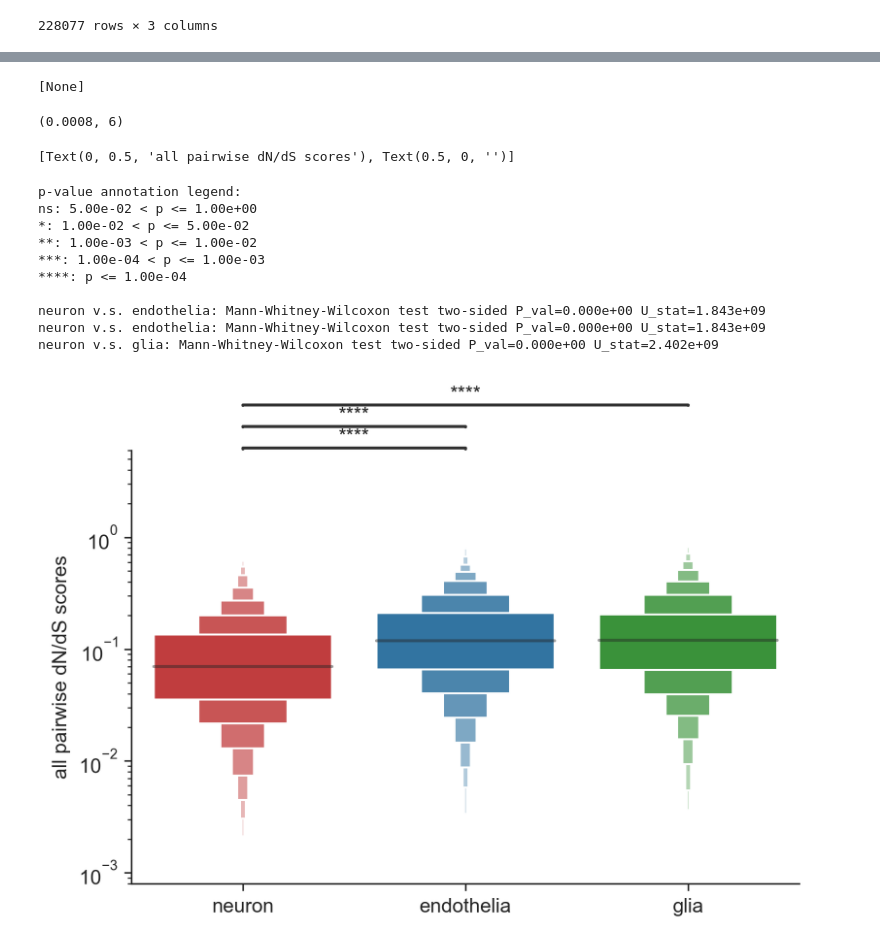
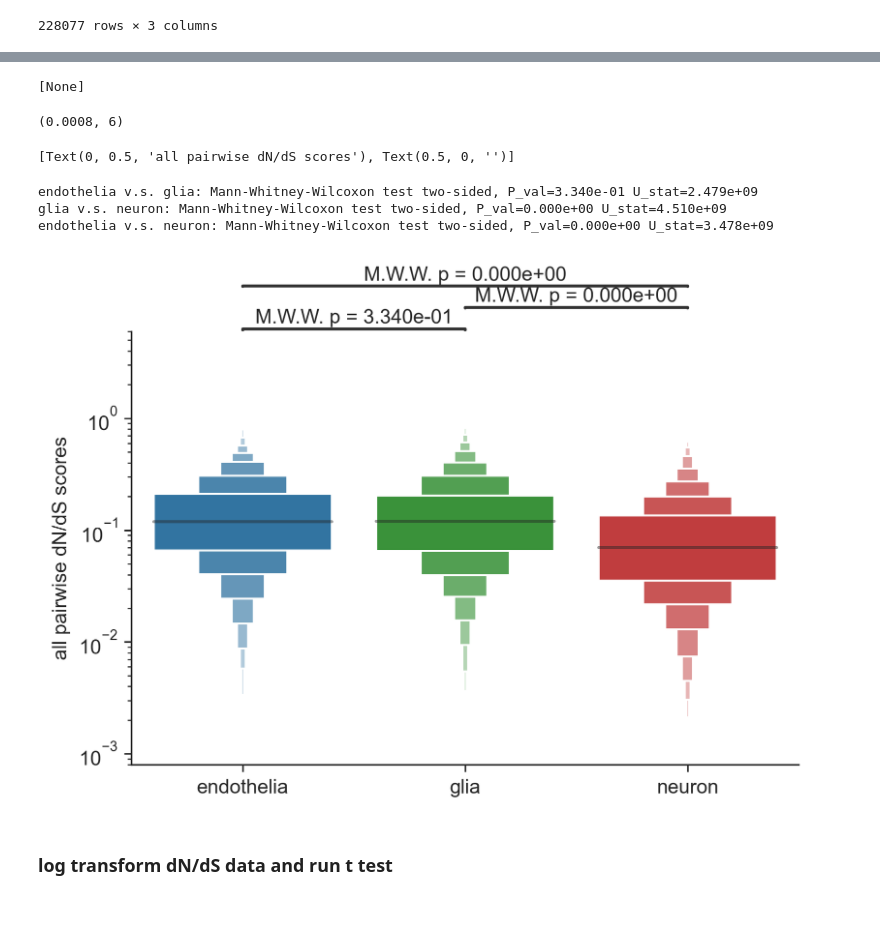
Before and after one commit to VeritatemAmo/neuron-glia-dNdS, a Jupyter notebook: jupyter_notebooks/mouse.stats_and_figures.ipynb, the cells around one changed output, grey strips where cells are left out. Drawn from its saved outputs; the diff is of its cells as text; code cells hidden in the pictures; blank space fills up the shorter version.

```diff
--- a/jupyter_notebooks/mouse.stats_and_figures.ipynb
+++ b/jupyter_notebooks/mouse.stats_and_figures.ipynb
@@ -204,7 +320,7 @@ stats.mannwhitneyu(full_dict[species]['neuron'],
 # %% [output]
 MannwhitneyuResult(statistic=536949.0, pvalue=6.554592649494534e-43)
 # %%
-u,_,p,_,cles=pg.mwu(
-    full_dict[species]['neuron'],
-    full_dict[species]['glia'],
-    tail='two-sided').iloc[0,:]
+pg.mwu(
+        full_dict[species]['neuron'],
+        full_dict[species]['glia'],
+        tail="two-sided").iloc[0,:]
@@ -460,37 +742,34 @@ data
 # %%
 data=graph_df[graph_df['dNdS']!=0].reset_index()
 data=data[data['Celltype'].isin(['neuron','endothelia','glia'])]
 data=data[data['SpeciesCommonName']!='average']
 
 fig = plt.figure()
 ax = fig.add_subplot(111)
 ax.set(yscale='log')
 ax.set_ylim(0.0008,6)
 
-ax=sns.boxenplot(x='Celltype',y='dNdS',data=data,palette=palette,showfliers=False,outlier_prop=0)
+ax=sns.boxenplot(x='Celltype',y='dNdS',data=data,palette=palette,showfliers=False,outlier_prop=0,order=['endothelia','glia','neuron'])
 ax.set(ylabel='all pairwise dN/dS scores',xlabel='')
 sns.despine()
-stats = add_stat_annotation(ax=ax,data=data,x="Celltype", y="dNdS",
-                        box_pairs=[("endothelia", "neuron"),
+# conservative p value threshold for significance set at 0.0001, i.e., 1e-4
+stats = add_stat_annotation(ax=ax,data=data,x="Celltype", y="dNdS",order=['endothelia','glia','neuron'],
+                        box_pairs=[("endothelia", "glia"),
                                    ("endothelia", "neuron"),
                                    ("glia","neuron")],
-                        test='Mann-Whitney', text_format='star',
+                        test='Mann-Whitney', text_format='full',
+                        comparisons_correction=None,
                         loc='outside', verbose=2)
 # plt.autoscale()
-plt.savefig('../figures/MannWhitney/mouse_reference_genome/all_92species.pdf')
+# plt.savefig('../figures/MannWhitney/mouse_reference_genome/all_92species_conservative.pdf')
 plt.show()
 # %% [output]
 [None]
 (0.0008, 6)
 [Text(0, 0.5, 'all pairwise dN/dS scores'), Text(0.5, 0, '')]
-p-value annotation legend:
-ns: 5.00e-02 < p <= 1.00e+00
-*: 1.00e-02 < p <= 5.00e-02
-**: 1.00e-03 < p <= 1.00e-02
-***: 1.00e-04 < p <= 1.00e-03
-****: p <= 1.00e-04
-
-neuron v.s. endothelia: Mann-Whitney-Wilcoxon test two-sided P_val=0.000e+00 U_stat=1.843e+09
-neuron v.s. endothelia: Mann-Whitney-Wilcoxon test two-sided P_val=0.000e+00 U_stat=1.843e+09
-neuron v.s. glia: Mann-Whitney-Wilcoxon test two-sided P_val=0.000e+00 U_stat=2.402e+09
+endothelia v.s. glia: Mann-Whitney-Wilcoxon test two-sided, P_val=3.340e-01 U_stat=2.479e+09
+glia v.s. neuron: Mann-Whitney-Wilcoxon test two-sided, P_val=0.000e+00 U_stat=4.510e+09
+endothelia v.s. neuron: Mann-Whitney-Wilcoxon test two-sided, P_val=0.000e+00 U_stat=3.478e+09
-[figure, old version]
+[figure, new version]
+# %% [markdown]
+### log transform dN/dS data and run t test
```
Also changed, not shown: parts of 42 cells of this notebook, 40 other files.
